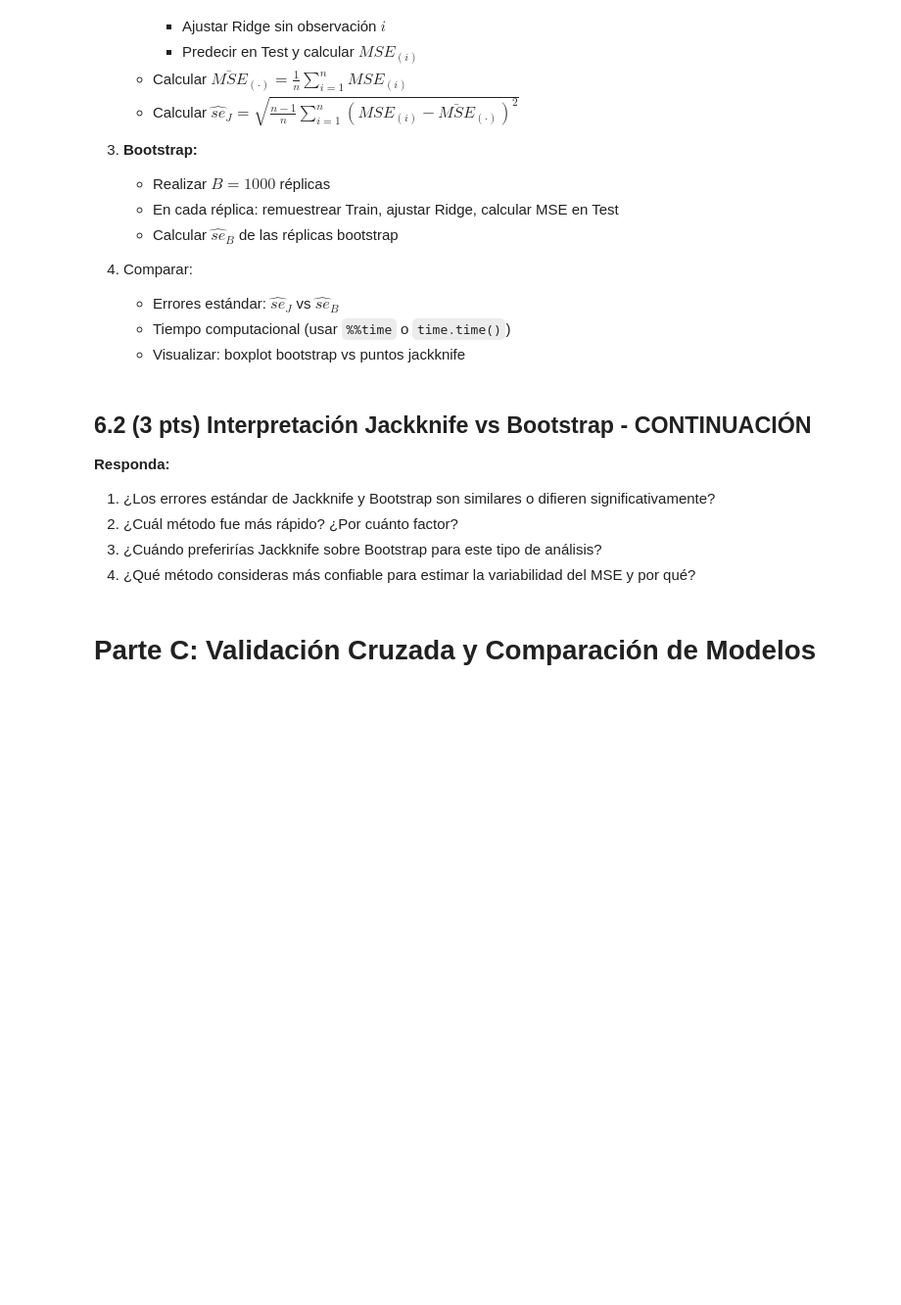
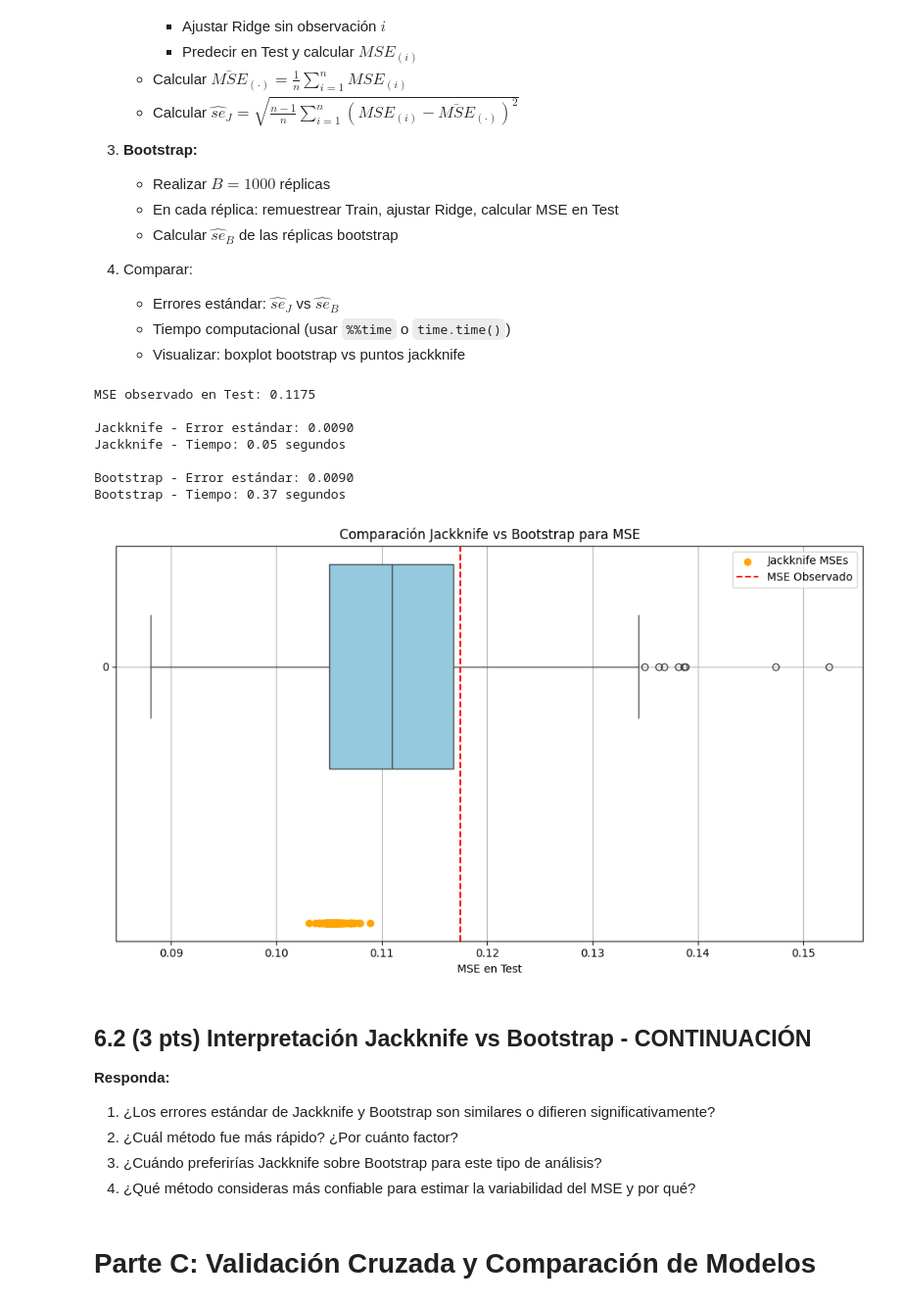
Before and after one commit to Taki3995/Tarea-2-EA, a Jupyter notebook: Tarea_2-ICD3152-2-2025.ipynb, the cells around one changed output. Shown at 98% size. Drawn from its saved outputs; the diff is of its cells as text; code cells hidden in the pictures; blank space fills up the shorter version.

```diff
--- a/Tarea_2-ICD3152-2-2025.ipynb
+++ b/Tarea_2-ICD3152-2-2025.ipynb
@@ -952,3 +949,82 @@ import time
+# %%
+# Su código aquí - Jackknife vs Bootstrap
+import time
+
+# Paso 1: Estadístico de interés
+ridge_mse_model = Ridge(alpha=1)
+ridge_mse_model.fit(X_train_scaled, y_train)
+y_pred_test_mse = ridge_mse_model.predict(X_test_scaled)
+mse_observed = mean_squared_error(y_test, y_pred_test_mse)
+print(f"MSE observado en Test: {mse_observed:.4f}")
+
+# Paso 2: Jackknife
+com_jack = time.time()
+n = X_train_scaled.shape[0]
+mean_jack_estimates = np.zeros(n)
+
+for i in range(n):
+    # Crear muestra jackknife (dejar uno fuera)
+    jack_indices = np.delete(np.arange(n), i)
+    X_jack, y_jack = X_train_scaled[jack_indices], y_train_np[jack_indices]
+
+    # Ajustar Ridge en la muestra jackknife
+    ridge_jack = Ridge(alpha = optimal_lambda)
+    ridge_jack.fit(X_jack, y_jack)
+
+    # Evaluar en el Test original y guardar R²
+    y_pred_jack = ridge_jack.predict(X_test_scaled)
+    mean_jack_estimates[i] = mean_squared_error(y_test_np, y_pred_jack)
+
+# MSE y se
+mean_jack = np.mean(mean_jack_estimates)
+se_jack = np.sqrt((n - 1) / n * np.sum((mean_jack_estimates - mean_jack) ** 2))
+final_jack = time.time()
+
+print(f"\nJackknife - Error estándar: {se_jack:.4f}")
+print(f"Jackknife - Tiempo: {final_jack - com_jack:.2f} segundos")
+
+# Paso 3: Bootstrap
+com_boot = time.time()
+B = 1000
+bootstrap_means = np.zeros(B)
+
+for i in range(B):
+    indices = np.random.choice(n, n, replace = True)
+    X_boot, y_boot = X_train_scaled[indices], y_train_np[indices]
+    ridge_boot = Ridge(alpha = optimal_lambda)
+    ridge_boot.fit(X_boot, y_boot)
+    y_pred_boot = ridge_boot.predict(X_test_scaled)
+    bootstrap_means[i] = mean_squared_error(y_test_np, y_pred_boot)
+
+# MSE y se
+mean_boot = np.mean(bootstrap_means)
+se_boot = np.std(bootstrap_means, ddof = 1)
+final_boot = time.time()
+
+print(f"\nBootstrap - Error estándar: {se_boot:.4f}")
+print(f"Bootstrap - Tiempo: {final_boot - com_boot:.2f} segundos")
+
+# Paso 4: Comparar resultados
+plt.figure(figsize=(10, 6))
+sns.boxplot(data=[bootstrap_means], orient='h', color='skyblue')
+plt.scatter(mean_jack_estimates, np.ones_like(mean_jack_estimates), color='orange', label='Jackknife MSEs')# Todos los MSE Jackknife
+#plt.scatter(mean_jack, 1, color='orange', label='Promedio Jackknife')# Promedio Jackknife
+plt.axvline(mse_observed, color='red', linestyle='--', label='MSE Observado')
+plt.xlabel('MSE en Test')
+plt.title('Comparación Jackknife vs Bootstrap para MSE')
+plt.legend()
+plt.grid(True)
+plt.tight_layout()
+plt.show()
+# %% [output]
+MSE observado en Test: 0.1175
+
+Jackknife - Error estándar: 0.0090
+Jackknife - Tiempo: 0.05 segundos
+
+Bootstrap - Error estándar: 0.0090
+Bootstrap - Tiempo: 0.37 segundos
+[figure, added]
 # %% [markdown]
 ## 6.2 (3 pts) Interpretación Jackknife vs Bootstrap - CONTINUACIÓN
 
```
Also changed, not shown: parts of 1 cell of this notebook.
